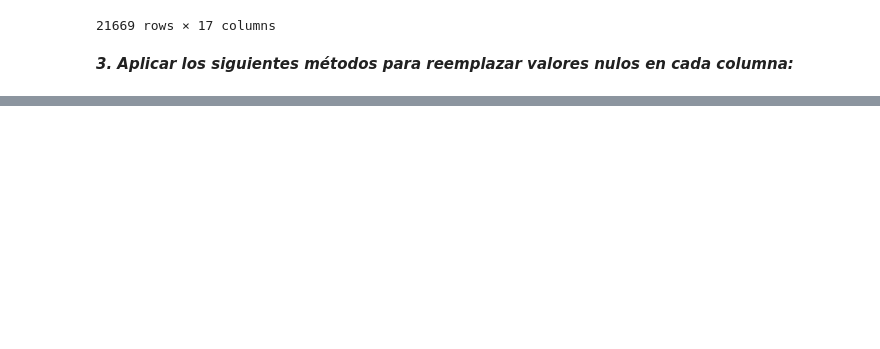
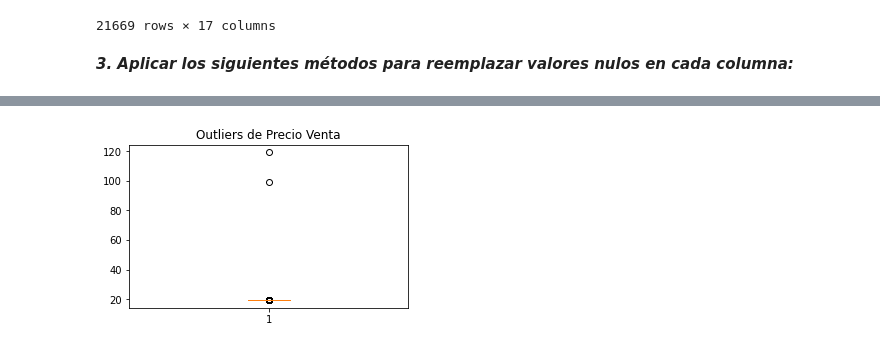
Before and after one commit to rodrigoruizteodoro/AIRBNB_ETAPA1, a Jupyter notebook: AIRBNB.ipynb, the cells around one changed output, grey strips where cells are left out. Drawn from its saved outputs; the diff is of its cells as text; code cells hidden in the pictures; blank space fills up the shorter version.

```diff
--- a/AIRBNB.ipynb
+++ b/AIRBNB.ipynb
@@ -50,0 +145,7 @@ data3
+# %%
+fig = plt.figure(figsize =(5, 3))
+plt.boxplot(data["latitude"])
+plt.title("Outliers de Precio Venta")
+plt.show() #dibujamos el diagrama
+# %% [output]
+[figure, added]
```
Also changed, not shown: parts of 12 cells of this notebook.
